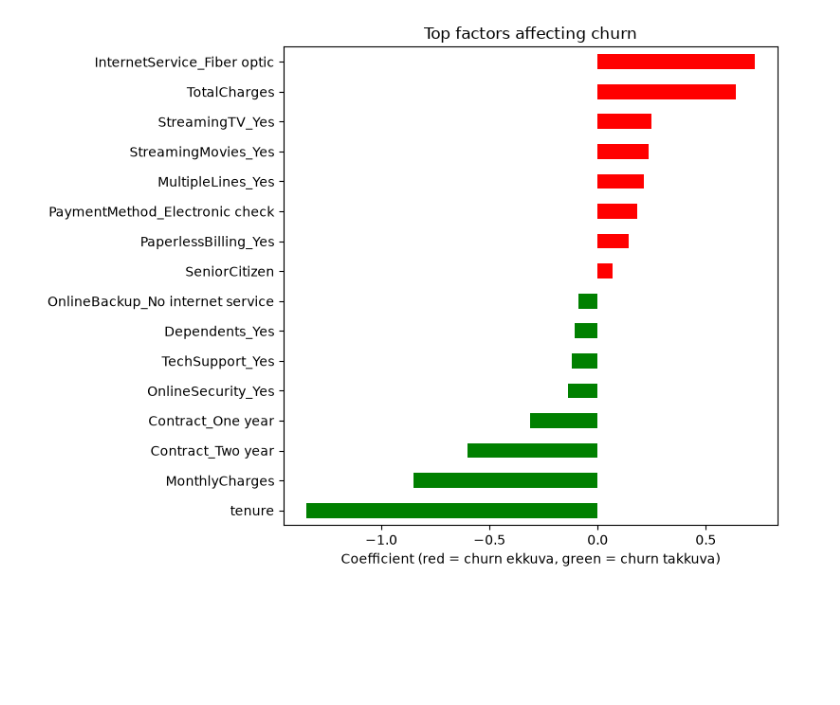
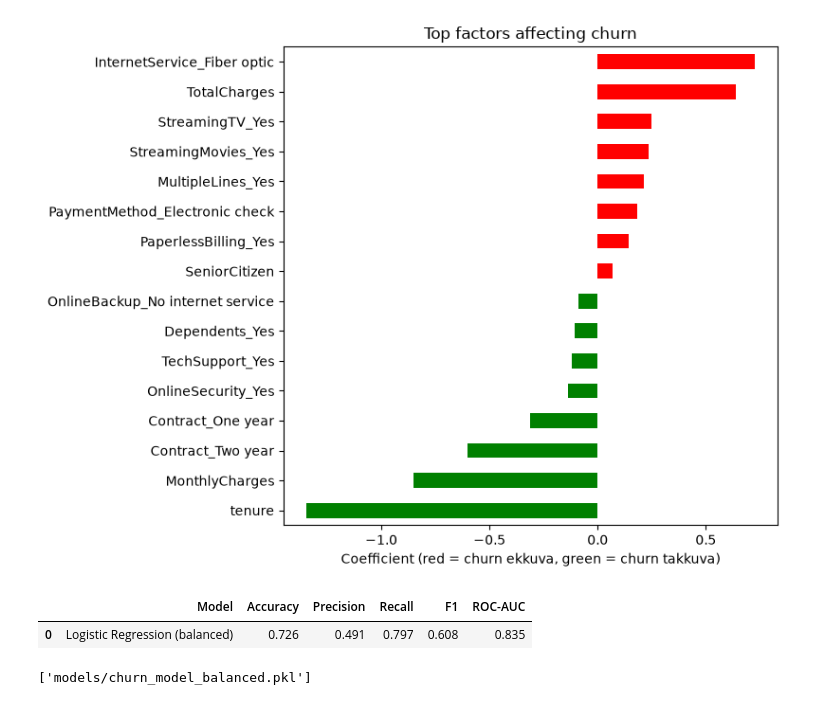
Before and after one commit to jyoshna5906/telecom-churn-analysis, a Jupyter notebook: churn.ipynb, the cells around one changed output. Saved outputs shown, nothing was run; the diff lists cells and outputs as text; code cells hidden in the pictures; blank space fills up the shorter version.

Commit message:
Polish README and add balanced model

```diff
--- a/churn.ipynb
+++ b/churn.ipynb
@@ -375,3 +375,28 @@ plt.savefig("images/model_feature_importance.png", dpi=150)
 plt.show()
 # %% [output]
 [figure]
+# %%
+lr_bal = make_pipeline(
+    StandardScaler(),
+    LogisticRegression(max_iter=2000, class_weight="balanced")
+)
+lr_bal.fit(X_train, y_train)
+
+pred = lr_bal.predict(X_test)
+prob = lr_bal.predict_proba(X_test)[:, 1]
+
+pd.DataFrame([{
+    "Model": "Logistic Regression (balanced)",
+    "Accuracy": accuracy_score(y_test, pred),
+    "Precision": precision_score(y_test, pred),
+    "Recall": recall_score(y_test, pred),
+    "F1": f1_score(y_test, pred),
+    "ROC-AUC": roc_auc_score(y_test, prob),
+}]).round(3)
+# %% [output]
+|  | Model | Accuracy | Precision | Recall | F1 | ROC-AUC |
+| 0 | Logistic Regression (balanced) | 0.726 | 0.491 | 0.797 | 0.608 | 0.835 |
+# %%
+joblib.dump(lr_bal, "models/churn_model_balanced.pkl")
+# %% [output]
+['models/churn_model_balanced.pkl']
```
Also changed, not shown: 2 other files.
